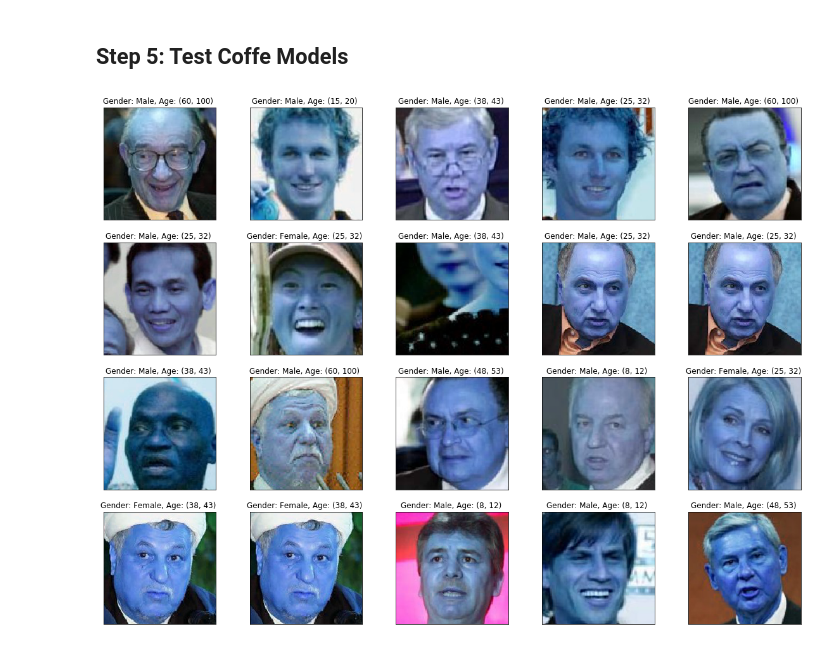
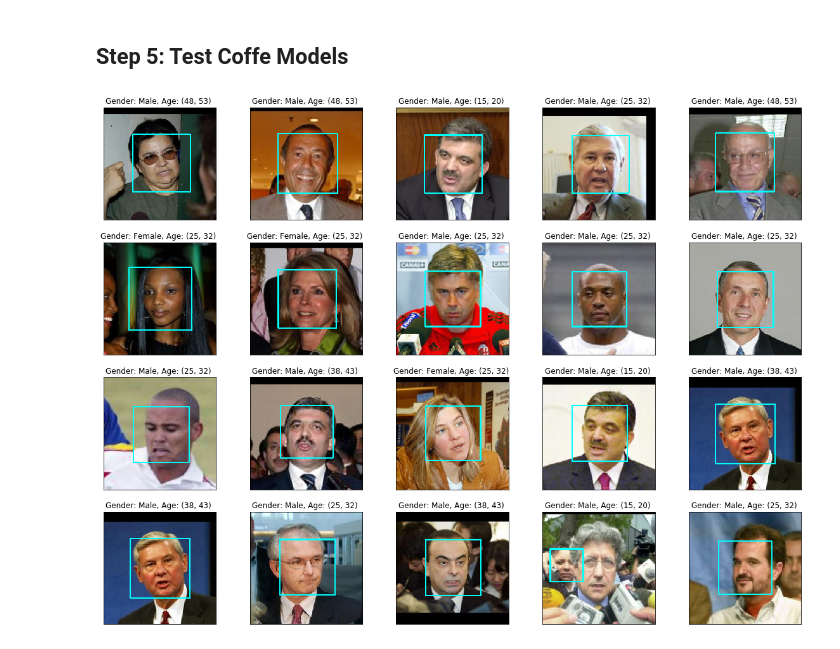
Before and after one commit to cristobalpina/human-face-detector, a Jupyter notebook: face-detector.ipynb, the cells around one changed output. Saved outputs shown, nothing was run; the diff lists cells and outputs as text; code cells hidden in the pictures.

```diff
--- a/face-detector.ipynb
+++ b/face-detector.ipynb
@@ -120,24 +120,24 @@ def predict_gender(blob):
 # %%
 MODEL_MEAN_VALUES = (78.4263377603, 87.7689143744, 114.895847746)
 img_size = (227, 227)
-d = 20
+d = 5
 
 fig = plt.figure(figsize=(20, 15))
 
 for idx, image in enumerate(human_files[:20]):
     img = cv2.imread(image)
     faces = get_faces(img)[:1]
 
     for (x, y, w, h) in faces:
         face_img = img[y-d:y+h+d, x-d:x+w+d].copy()
         cv2.rectangle(img, (x-d, y-d), (x+w+d, y+h+d), (255, 255, 0), 2)
         blob = cv2.dnn.blobFromImage(face_img, 1, img_size, MODEL_MEAN_VALUES, swapRB=False)
         gender = predict_gender(blob)
         age = predict_age(blob)
         cv_rgb = cv2.cvtColor(img, cv2.COLOR_BGR2RGB)
 
     ax = fig.add_subplot(4, 5, idx+1, xticks=[], yticks=[])
-    plt.imshow(face_img)
+    plt.imshow(cv_rgb)
     plt.title('Gender: {}, Age: {} '.format(gender, age))
 # %% [output]
-[figure, old version]
+[figure, new version]
```
Also changed, not shown: parts of 2 cells of this notebook.
